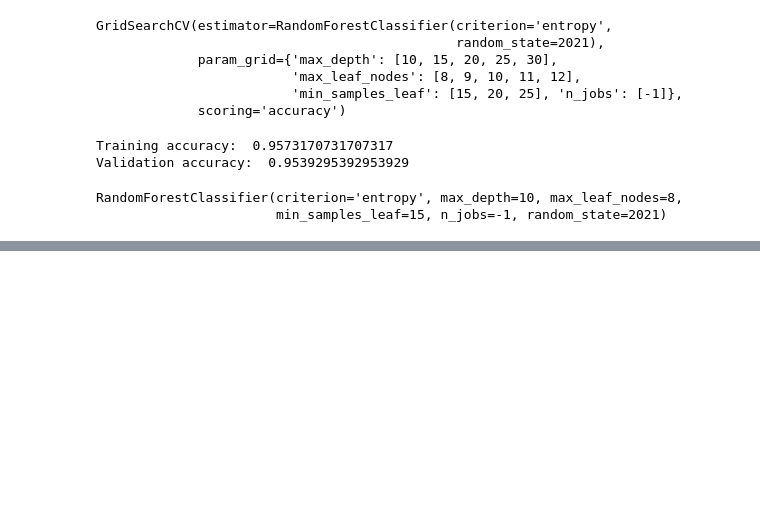
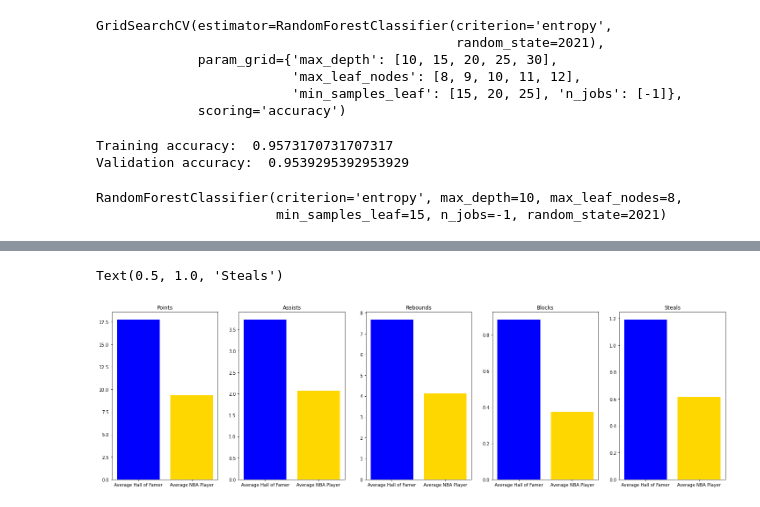
Before and after one commit to haydenj8/NBA_Project3, a Jupyter notebook: Graphs.ipynb, the cells around one changed output, grey strips where cells are left out. Drawn from its saved outputs; the diff is of its cells as text; code cells hidden in the pictures; blank space fills up the shorter version.

```diff
--- a/Untitled.ipynb
+++ b/Graphs.ipynb
@@ -736,0 +732,47 @@ Name: Allen Iverson*, dtype: object
+# %%
+hall_of_fame['assists/game'] = hall_of_fame['total_assists']/hall_of_fame['games_played']
+# %%
+hall_of_fame['rebounds/game'] = hall_of_fame['total_rebounds']/hall_of_fame['games_played']
+# %%
+hall_of_fame['steals/game'] = hall_of_fame['total_steals']/hall_of_fame['games_played']
+# %%
+curr_points = np.mean(hall_of_fame["points/game"])
+curr_assists = np.mean(hall_of_fame["assists/game"])
+curr_rebounds = np.mean(hall_of_fame["rebounds/game"])
+curr_blocks = np.mean(hall_of_fame["blocks/game"])
+curr_steals = np.mean(hall_of_fame["steals/game"])
+
+# build a footprint of the average hall of famer by finding the mean in the same fashion as above
+hof_points = np.mean(hof_df["PTS"])
+hof_assists = np.mean(hof_df["AST"])
+hof_rebounds = np.mean(hof_df["TRB"])
+hof_blocks = np.mean(hof_df["BLK"])
+hof_steals = np.mean(hof_df["STL"])
+# %%
+
+plt.figure(figsize=(25, 7))
+
+colors = ['blue', 'gold']
+
+plt.subplot(1, 5,1)
+plt.bar(["Average Hall of Famer","Average NBA Player"], [hof_points, curr_points],color=colors)
+plt.title("Points")
+
+plt.subplot(1, 5,2)
+plt.bar(["Average Hall of Famer", "Average NBA Player"], [hof_assists, curr_assists],color=colors)
+plt.title("Assists")
+
+plt.subplot(1, 5, 3)
+plt.bar(["Average Hall of Famer", "Average NBA Player"], [hof_rebounds, curr_rebounds],color=colors)
+plt.title("Rebounds")
+
+plt.subplot(1, 5, 4)
+plt.bar(["Average Hall of Famer", "Average NBA Player"], [hof_blocks, curr_blocks],color=colors)
+plt.title("Blocks")
+
+plt.subplot(1, 5, 5)
+plt.bar(["Average Hall of Famer", "Average NBA Player"], [hof_steals,curr_steals],color=colors)
+plt.title("Steals")
+# %% [output]
+Text(0.5, 1.0, 'Steals')
+[figure, added]
```
Also changed, not shown: parts of 36 cells of this notebook, 1 other file.
